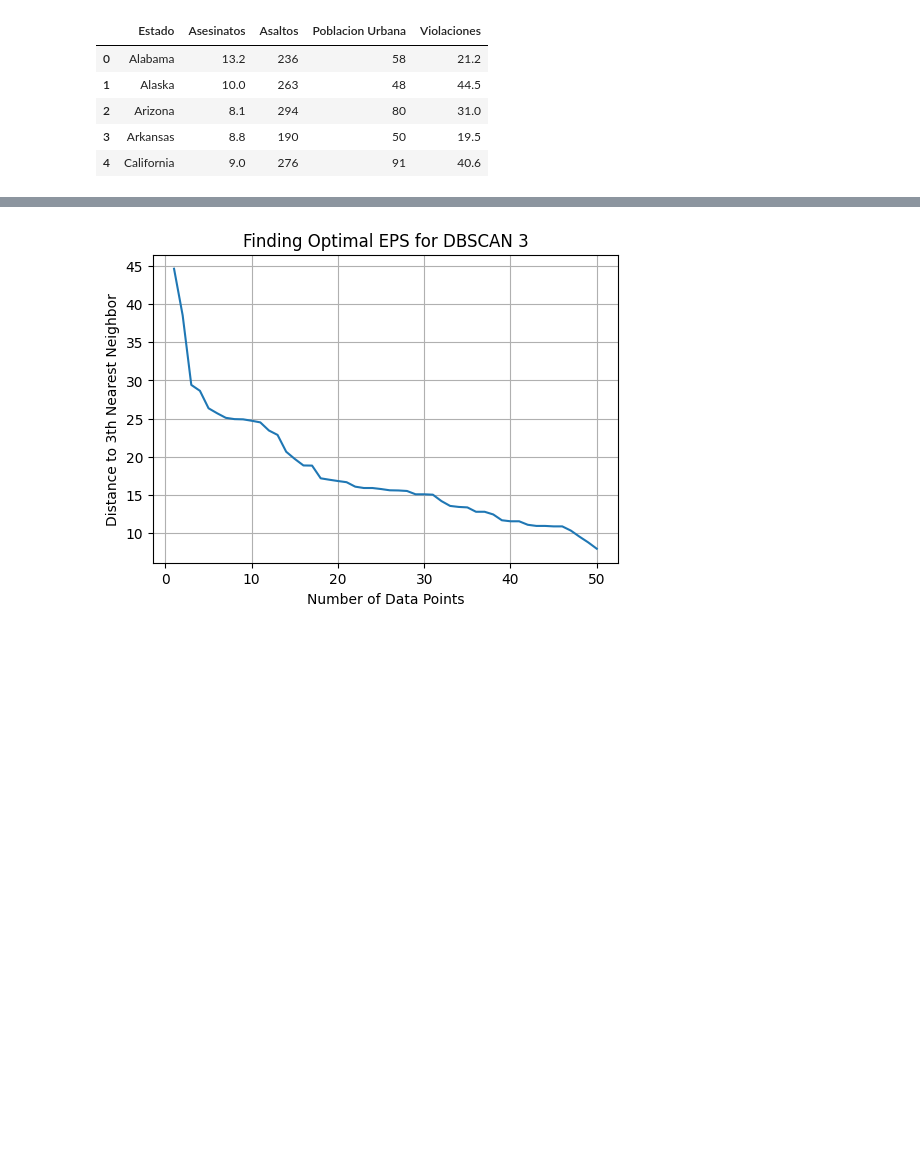
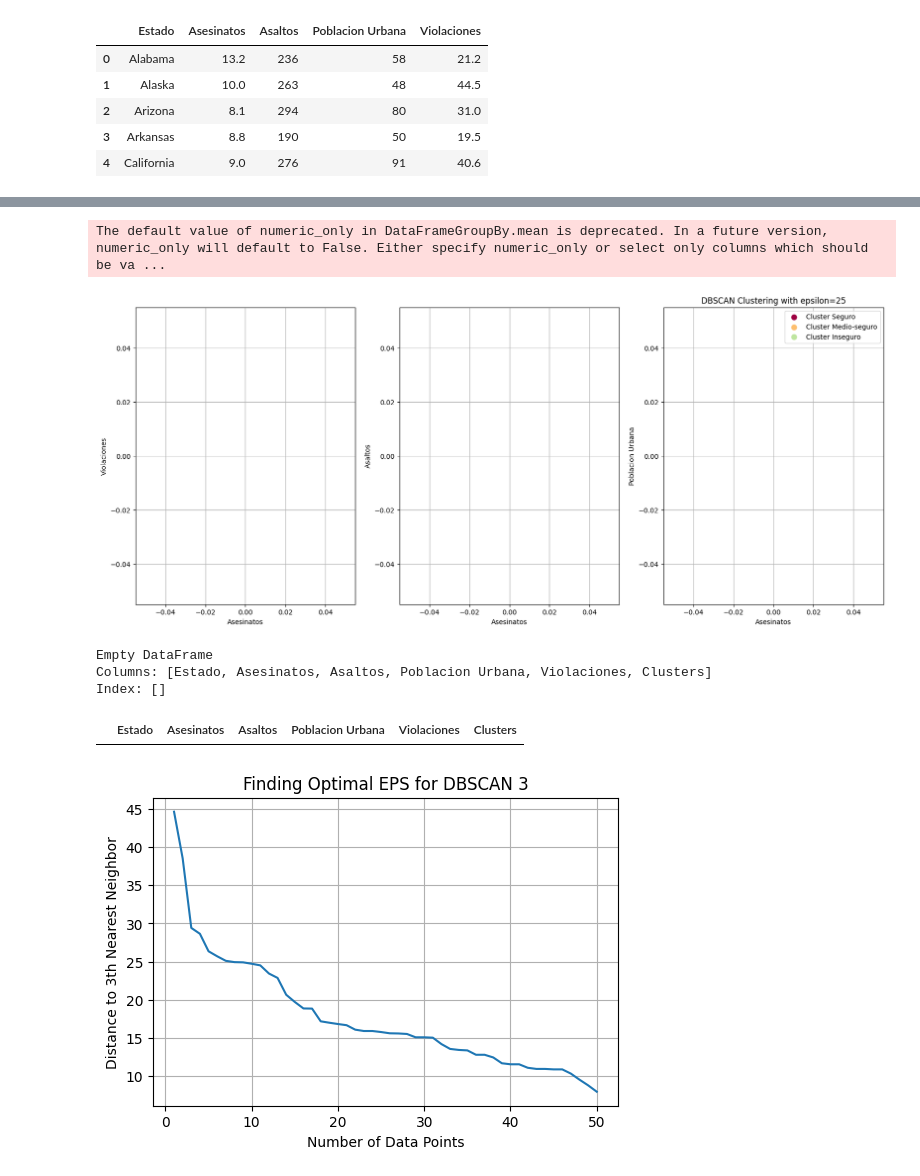
Before and after one commit to FacundoLavigne/UPSO-MachineLearning-BigData, a Jupyter notebook: Practica_Modelos_de_clustering.ipynb, the cells around one changed output, grey strips where cells are left out. Cells and saved outputs as stored; diff of their text form; code cells hidden in the pictures; blank space fills up the shorter version.

```diff
--- a/Practica_Modelos_de_clustering.ipynb
+++ b/Practica_Modelos_de_clustering.ipynb
@@ -302,3 +397,80 @@ def plot_dbscan(data,eps, min_samples):
+# %%
+data = df.copy()
+
+eps=25
+
+# Ajusta DBSCAN
+db = DBSCAN(eps, min_samples=3).fit(data.iloc[:,1:])
+
+# Etiquetas de cluster
+data['Clusters'] = db.labels_
+
+# Grafica los resultados
+plt.figure(figsize=(20, 8))
+unique_labels = np.unique(data['Clusters'])
+colors = plt.cm.Spectral(np.linspace(0, 1, len(unique_labels)))
+
+#--------------
+
+data = data.loc[data['Clusters'] != -1]
+
+# Crear un nuevo DataFrame con los promedios por cada valor único en 'clusters'
+df_nuevo = data.groupby('Clusters').mean()
+
+# Genero un indice de violencia para poder clasificar los clusters, ya que hay casos en los que podria no estar tan claro en que posicion se encuentran
+# Los pesos son totalmente arbritarios mios y podrian tomarse de algun indicador real o ponderar de otra manera.
+# No estoy totalmente seguro si es apropiado y no 'rompe' un poco con el esquema que se genero al clusterizar.
+
+peso_violaciones = 0.3
+peso_asaltos = 0.2
+peso_asesinatos = 0.5
+
+# Calcular el índice de violencia
+df_nuevo['Indice Violencia'] = (peso_violaciones * df_nuevo['Violaciones'] +
+                          peso_asaltos * df_nuevo['Asaltos'] +
+                          peso_asesinatos * df_nuevo['Asesinatos'])
+
+df_nuevo = df_nuevo.sort_values(by = 'Indice Violencia')
+
+# Genero las etiquetas
+cant_clusters = int(df_nuevo.shape[0])
+
+if cant_clusters == 2:
+  etiquetas = ['Seguro','Inseguro']
+  df_nuevo['Categoria'] = etiquetas
+elif cant_clusters == 3:
+  etiquetas = ['Seguro','Medio-seguro','Inseguro']
+  df_nuevo['Categoria'] = etiquetas
+elif cant_clusters == 4:
+  etiquetas = ['Seguro','Medio-seguro','Medio-inseguro','Inseguro']
+  df_nuevo['Categoria'] = etiquetas
+else:
+  print('Algo fallo')
+#--------------
+
+# Grafica los clusters con colores diferentes asi como los valores 'ruido'
+
+for (label, color) in zip(etiquetas, colors):
+    class_member_mask = (data['Clusters'] == label)
+    xy = data[class_member_mask]
+    plt.subplot(131), plt.scatter(xy['Asesinatos'], xy['Violaciones'], s=60, color=color, label='Cluster {}'.format(label) if label != -1 else 'Noise'), plt.grid(True), plt.xlabel('Asesinatos'), plt.ylabel('Violaciones')
+    plt.subplot(132), plt.scatter(xy['Asesinatos'], xy['Asaltos'], s=60, color=color, label='Cluster {}'.format(label) if label != -1 else 'Noise'), plt.grid(True), plt.xlabel('Asesinatos'), plt.ylabel('Asaltos')
+    plt.subplot(133), plt.scatter(xy['Asesinatos'], xy['Poblacion Urbana'], s=60, color=color, label='Cluster {}'.format(label) if label != -1 else 'Noise'), plt.grid(True), plt.xlabel('Asesinatos'), plt.ylabel('Poblacion Urbana')
+
+plt.title(f'DBSCAN Clustering with epsilon={eps}')
+plt.grid(True)
+plt.legend()
+plt.show()
+
+print(xy)
+xy.head(10)
+# %% [output]
+The default value of numeric_only in DataFrameGroupBy.mean is deprecated. In a future version, numeric_only will default to False. Either specify numeric_only or select only columns which should be va ...
+[figure, added]
+Empty DataFrame
+Columns: [Estado, Asesinatos, Asaltos, Poblacion Urbana, Violaciones, Clusters]
+Index: []
+|  | Estado | Asesinatos | Asaltos | Poblacion Urbana | Violaciones | Clusters |
 # %%
 find_optimal_eps_dbscan(data_,3)
 # %% [output]
```
Also changed, not shown: parts of 22 cells of this notebook.
